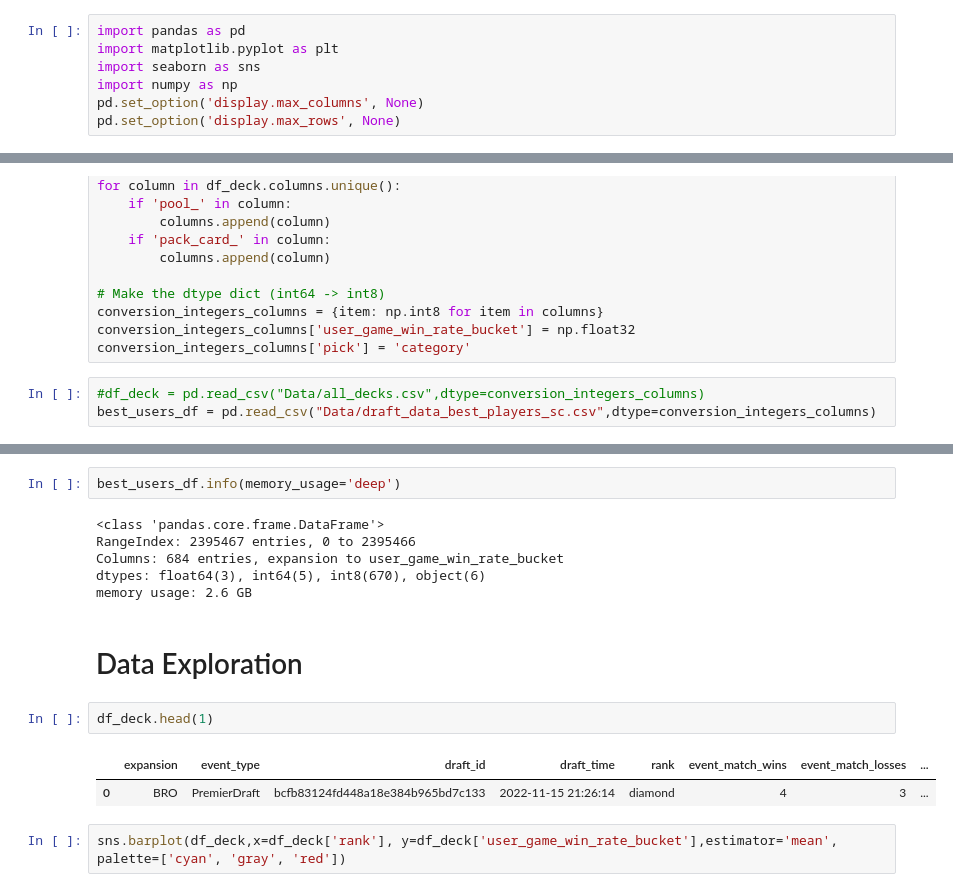
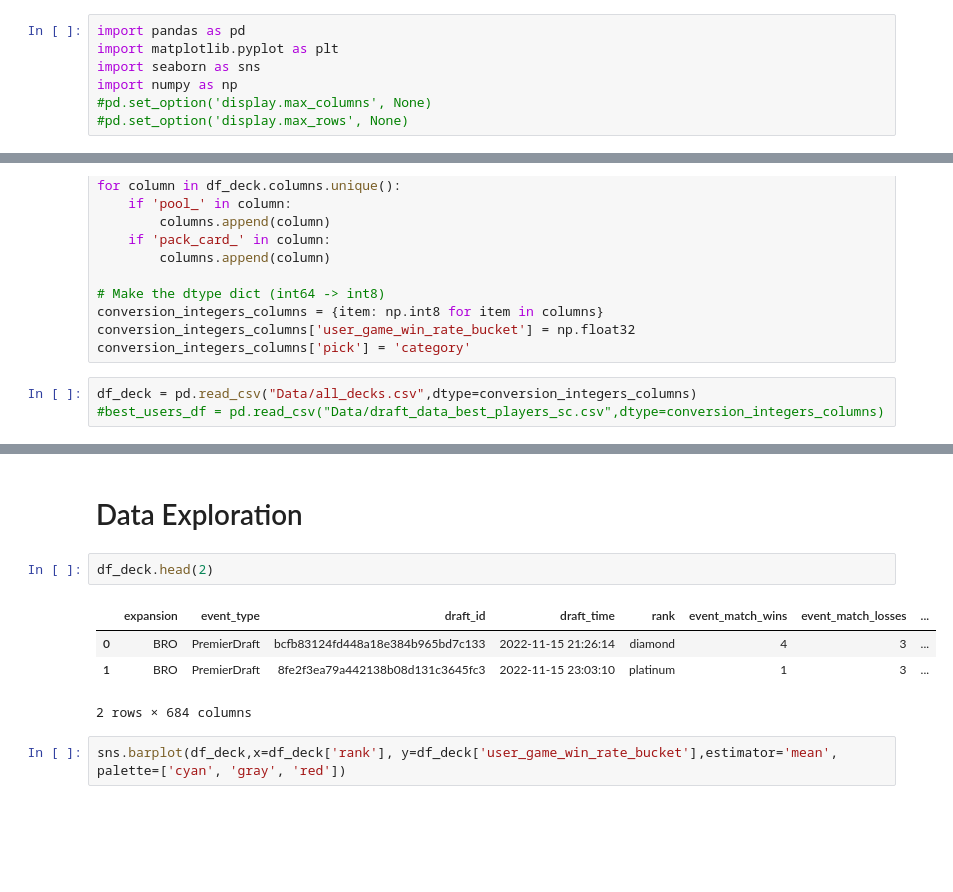
Before and after one commit to DiegoHMM/MTG_drafter, a Jupyter notebook: mtg_data_resume.ipynb, the cells around one changed output, grey strips where cells are left out. Cells and saved outputs as stored; diff of their text form; blank space fills up the shorter version.

```diff
--- a/mtg_data_resume.ipynb
+++ b/mtg_data_resume.ipynb
@@ -8,8 +8,8 @@ import pandas as pd
 import matplotlib.pyplot as plt
 import seaborn as sns
 import numpy as np
-pd.set_option('display.max_columns', None)
-pd.set_option('display.max_rows', None)
+#pd.set_option('display.max_columns', None)
+#pd.set_option('display.max_rows', None)
 # %%
 #Read all_decks file and get integer columns
 df_deck = pd.read_csv("Data/all_decks.csv",nrows=1)
@@ -26,5 +26,5 @@ conversion_integers_columns = {item: np.int8 for item in columns}
 conversion_integers_columns['user_game_win_rate_bucket'] = np.float32
 conversion_integers_columns['pick'] = 'category'
 # %%
-#df_deck = pd.read_csv("Data/all_decks.csv",dtype=conversion_integers_columns)
-best_users_df = pd.read_csv("Data/draft_data_best_players_sc.csv",dtype=conversion_integers_columns)
+df_deck = pd.read_csv("Data/all_decks.csv",dtype=conversion_integers_columns)
+#best_users_df = pd.read_csv("Data/draft_data_best_players_sc.csv",dtype=conversion_integers_columns)
@@ -52,18 +31,12 @@ memory usage: 2.6 GB
-# %%
-best_users_df.info(memory_usage='deep')
-# %% [output]
-<class 'pandas.core.frame.DataFrame'>
-RangeIndex: 2395467 entries, 0 to 2395466
-Columns: 684 entries, expansion to user_game_win_rate_bucket
-dtypes: float64(3), int64(5), int8(670), object(6)
-memory usage: 2.6 GB
 # %% [markdown]
 # Data Exploration
 # %%
-df_deck.head(1)
+df_deck.head(2)
 # %% [output]
 |  | expansion | event_type | draft_id | draft_time | rank | event_match_wins | event_match_losses | ... |
 | 0 | BRO | PremierDraft | bcfb83124fd448a18e384b965bd7c133 | 2022-11-15 21:26:14 | diamond | 4 | 3 | ... |
+| 1 | BRO | PremierDraft | 8fe2f3ea79a442138b08d131c3645fc3 | 2022-11-15 23:03:10 | platinum | 1 | 3 | ... |
+2 rows × 684 columns
 # %%
 sns.barplot(df_deck,x=df_deck['rank'], y=df_deck['user_game_win_rate_bucket'],estimator='mean', palette=['cyan', 'gray', 'red'])
 # %% [output]
```
Also changed, not shown: parts of 6 cells of this notebook, 1 other file.
